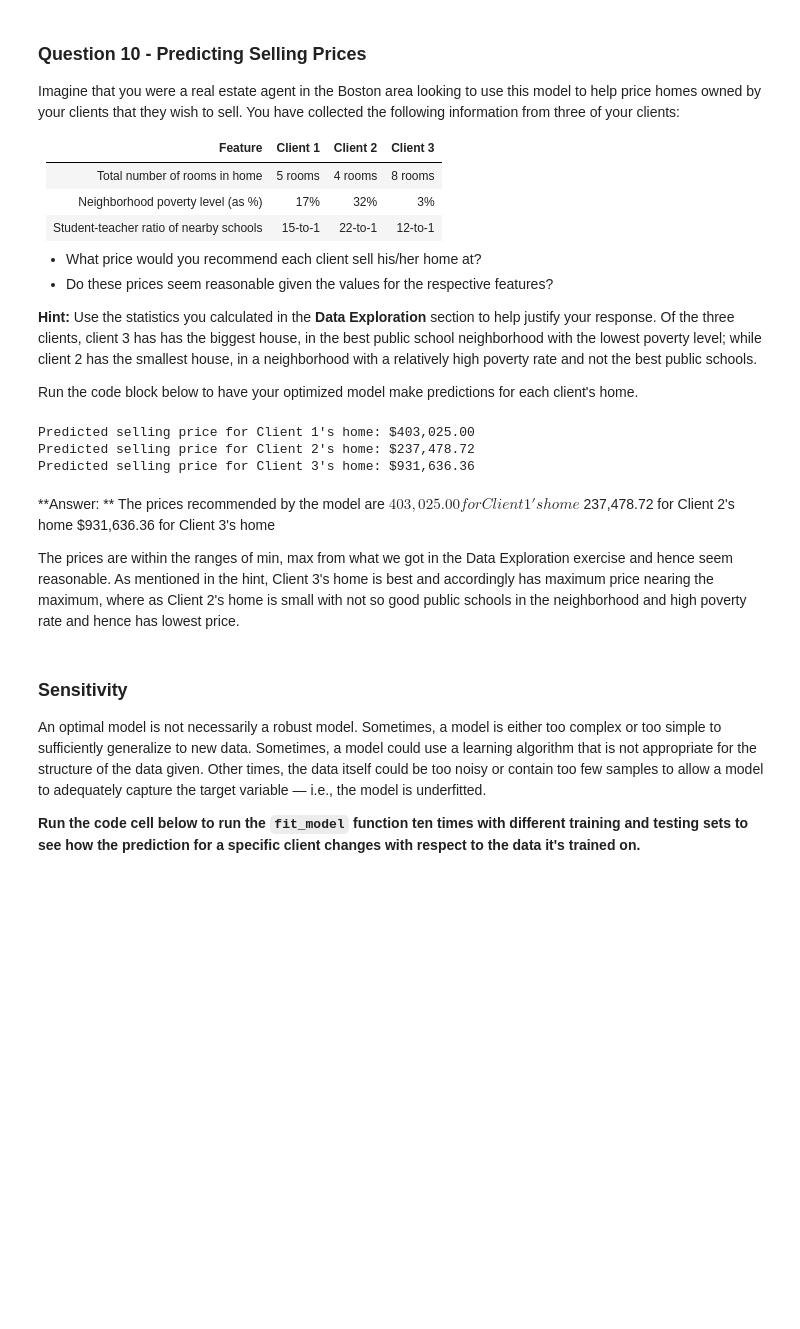
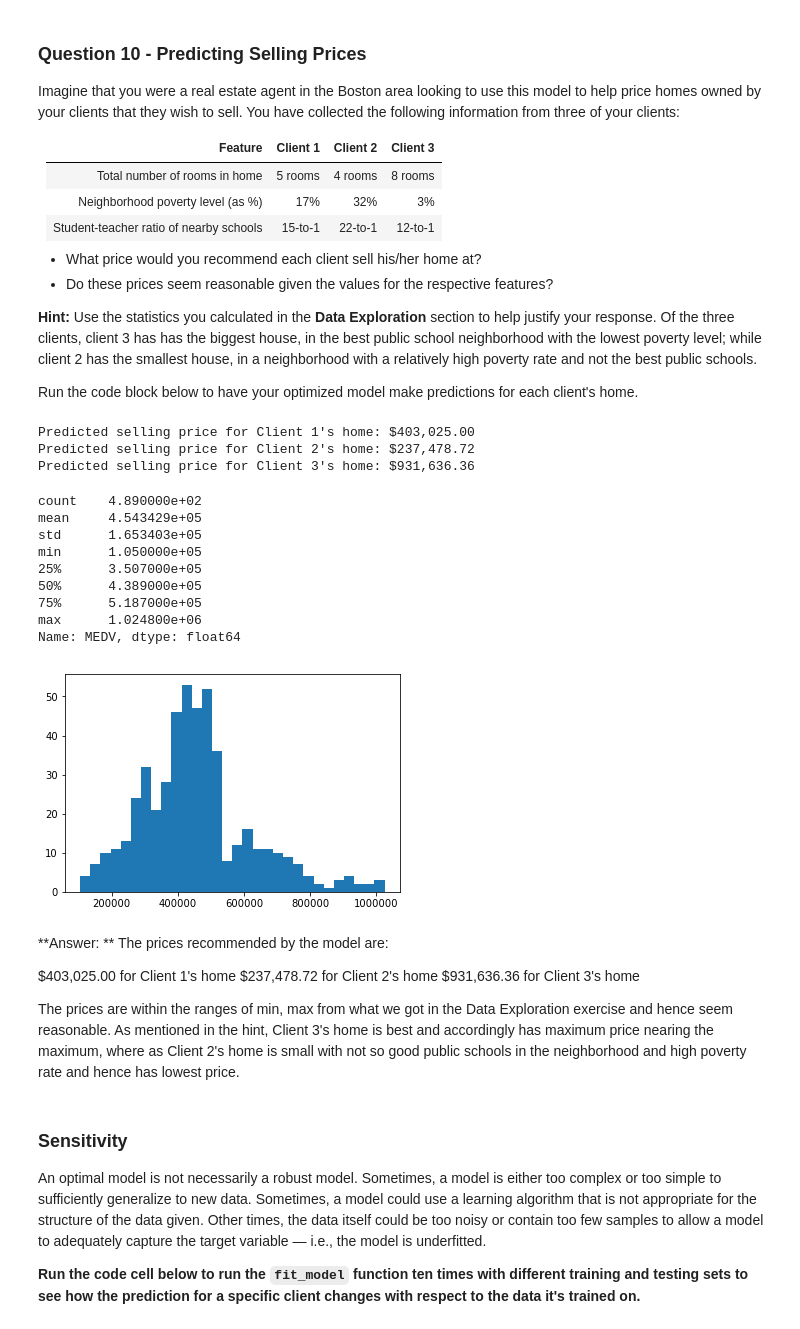
Before and after one commit to mnshr/Udacity-ML, a Jupyter notebook: boston_housing.ipynb, the cells around one changed output. Cells and saved outputs as stored; diff of their text form; code cells hidden in the pictures; blank space fills up the shorter version.

```diff
--- a/boston_housing.ipynb
+++ b/boston_housing.ipynb
@@ -344,11 +347,11 @@ def fit_model(X, y):
     cv_sets = ShuffleSplit(X.shape[0], n_iter = 10, test_size = 0.20, random_state = 0)
 
     # TODO: Create a decision tree regressor object
-    regressor = DecisionTreeRegressor()
+    regressor = DecisionTreeRegressor(random_state = 9999)
 
     # TODO: Create a dictionary for the parameter 'max_depth' with a range from 1 to 10
     params = dict(
-        criterion = ["mse", "friedman_mse"],
+        #criterion = ["mse", "friedman_mse"],
         max_depth = [1, 2, 3, 4, 5, 6, 7, 8, 9, 10]
     )
 
@@ -408,22 +410,38 @@ Run the code block below to have your optimized model make predictions for each
 # %%
 # Produce a matrix for client data
 client_data = [[5, 17, 15], # Client 1
                [4, 32, 22], # Client 2
                [8, 3, 12]]  # Client 3
 
 # Show predictions
 for i, price in enumerate(reg.predict(client_data)):
     print ("Predicted selling price for Client {}'s home: ${:,.2f}".format(i+1, price))
+
+#Visualizing the prices in a histogram
+import matplotlib.pyplot as plt
+plt.hist(prices, bins = 30)
+prices.describe()
 # %% [output]
 Predicted selling price for Client 1's home: $403,025.00
 Predicted selling price for Client 2's home: $237,478.72
 Predicted selling price for Client 3's home: $931,636.36
+count    4.890000e+02
+mean     4.543429e+05
+std      1.653403e+05
+min      1.050000e+05
+25%      3.507000e+05
+50%      4.389000e+05
+75%      5.187000e+05
+max      1.024800e+06
+Name: MEDV, dtype: float64
+[figure, added]
 # %% [markdown]
 **Answer: **
-The prices recommended by the model are
-$403,025.00 for Client 1's home
-$237,478.72 for Client 2's home
-$931,636.36 for Client 3's home
+The prices recommended by the model are:
+
+\$403,025.00 for Client 1's home
+\$237,478.72 for Client 2's home
+\$931,636.36 for Client 3's home
 
 The prices are within the ranges of min, max from what we got in the Data Exploration exercise and hence seem reasonable.
 As mentioned in the hint, Client 3's home is best and accordingly has maximum price nearing the maximum, where as Client 2's home is small with not so good public schools in the neighborhood and high poverty rate and hence has lowest price.
```
Also changed, not shown: parts of 8 cells of this notebook.
